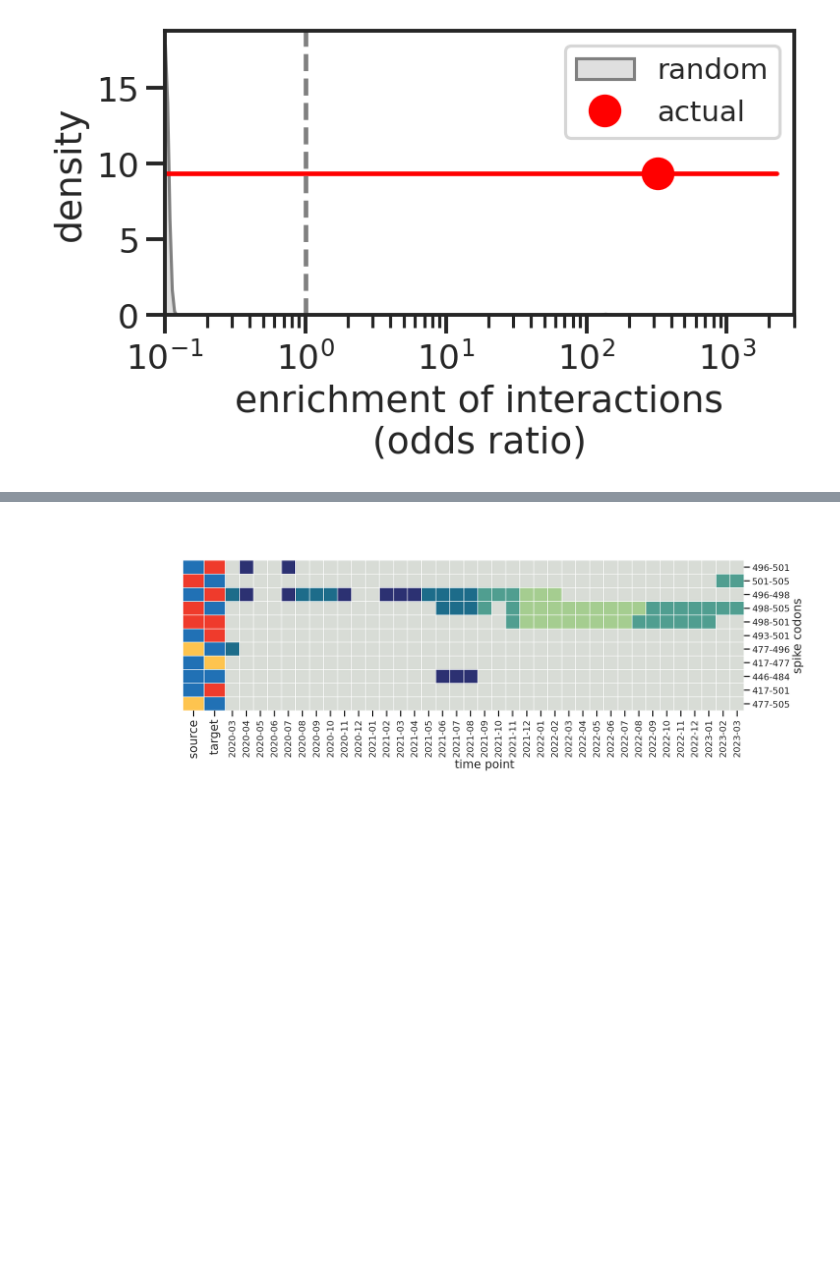
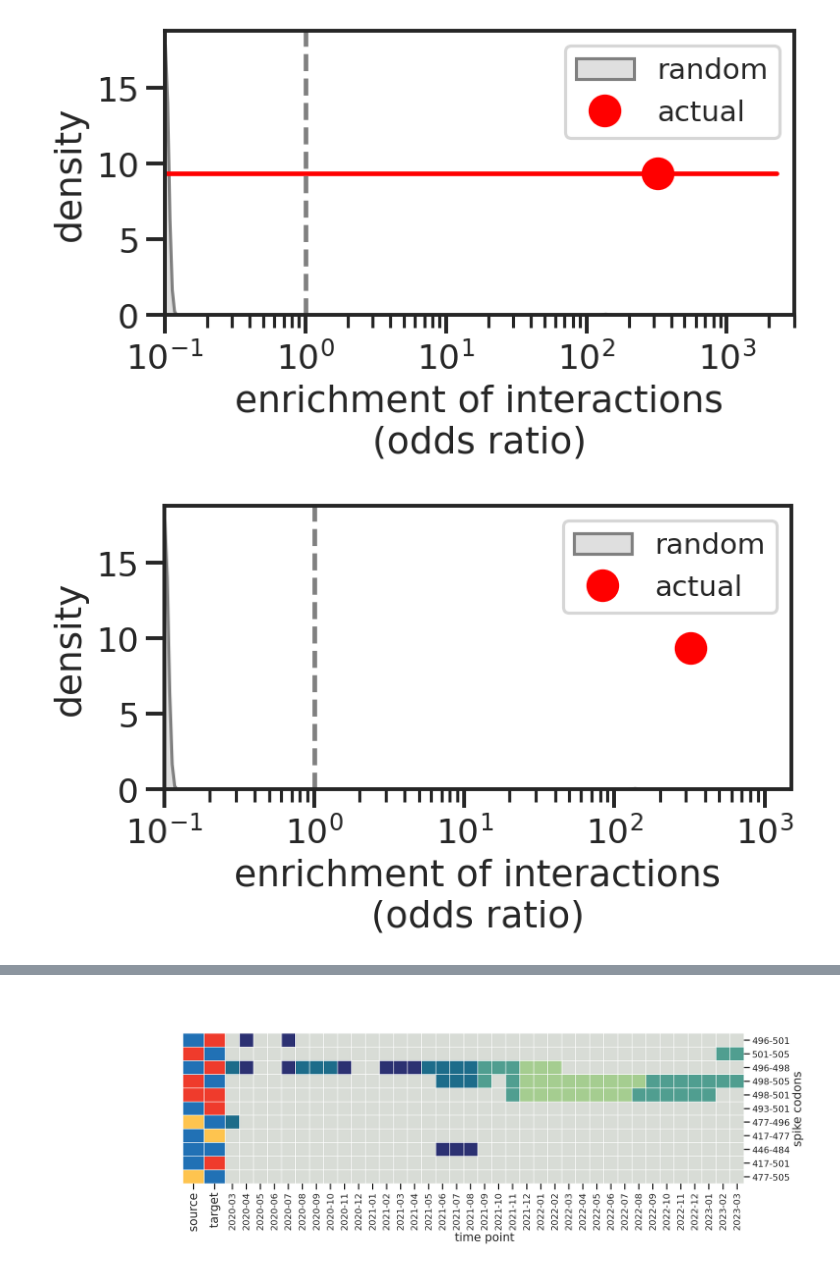
Before and after one commit to microbial-pangenomes-lab/2022_sarscov2_epistasis, a Jupyter notebook: notebooks/more_epistasis.ipynb, the cells around one changed output, grey strips where cells are left out. Drawn from its saved outputs; the diff is of its cells as text; code cells hidden in the pictures; blank space fills up the shorter version.

```diff
--- a/notebooks/more_epistasis.ipynb
+++ b/notebooks/more_epistasis.ipynb
@@ -195,6 +195,39 @@ plt.savefig('epistasis_extra_1.svg',
             transparent=True);
 # %% [output]
 [figure]
+# %%
+plt.figure(figsize=(5.5, 2.5))
+sns.kdeplot(e[e['type'] != 'original']['odds-ratio'] + 0.1,
+            bw_adjust=0.4,
+            log_scale=True,
+            color='grey', label='random',
+            fill=True)
+plt.plot(e[e['type'] == 'original']['odds-ratio'].values,
+         plt.gca().get_ylim()[1] / 2,
+         'ro', markersize=15,
+         label='actual')
+# plt.plot([e[e['type'] == 'original']['low'].values[0] + 0.1,
+#           e[e['type'] == 'original']['high'].values[0]],
+#          [plt.gca().get_ylim()[1] / 2] * 2,
+#          'r-')
+plt.axvline(1,
+            color='grey', ls='dashed')
+plt.ylabel('density')
+plt.xlabel('enrichment of interactions\n(odds ratio)')
+plt.legend(facecolor='w', fontsize=14)
+
+plt.xlim(0.1, 1500)
+
+plt.savefig('epistasis_extra_1a.png',
+            dpi=300,
+            bbox_inches='tight',
+            transparent=True)
+plt.savefig('epistasis_extra_1a.svg',
+            dpi=300,
+            bbox_inches='tight',
+            transparent=True);
+# %% [output]
+[figure, added]
 # %%
 mutated = get_rbd_mutated('../out/time-filtered-lineages/')
 # %%
```
Also changed, not shown: parts of 7 cells of this notebook, 1 other file.
